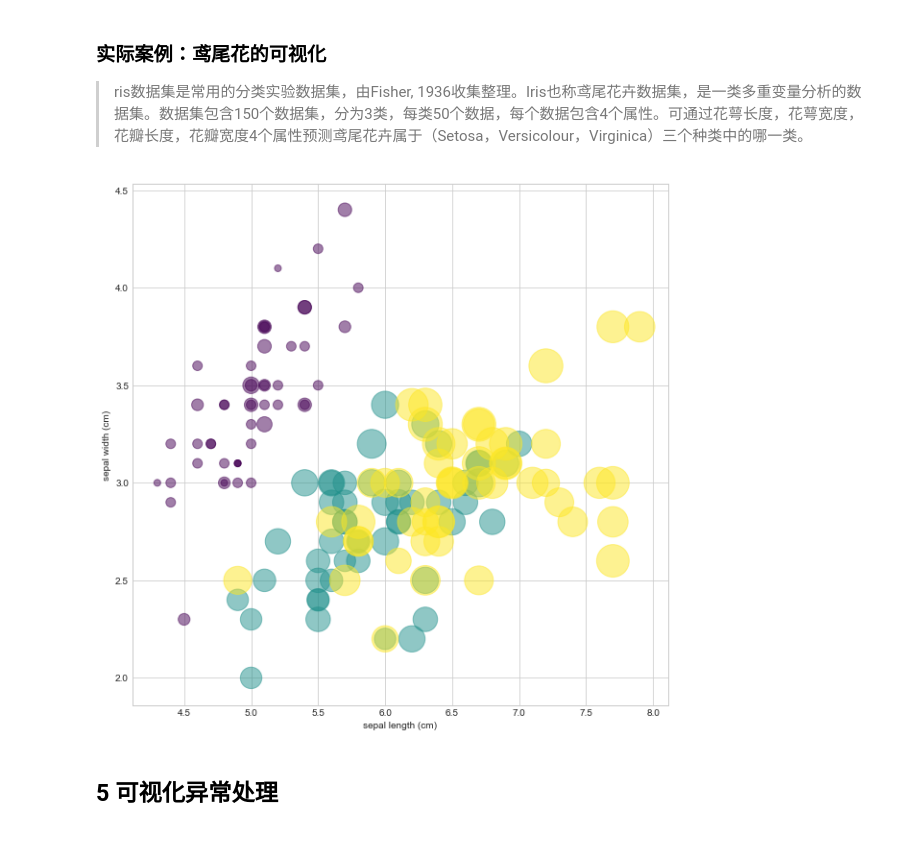
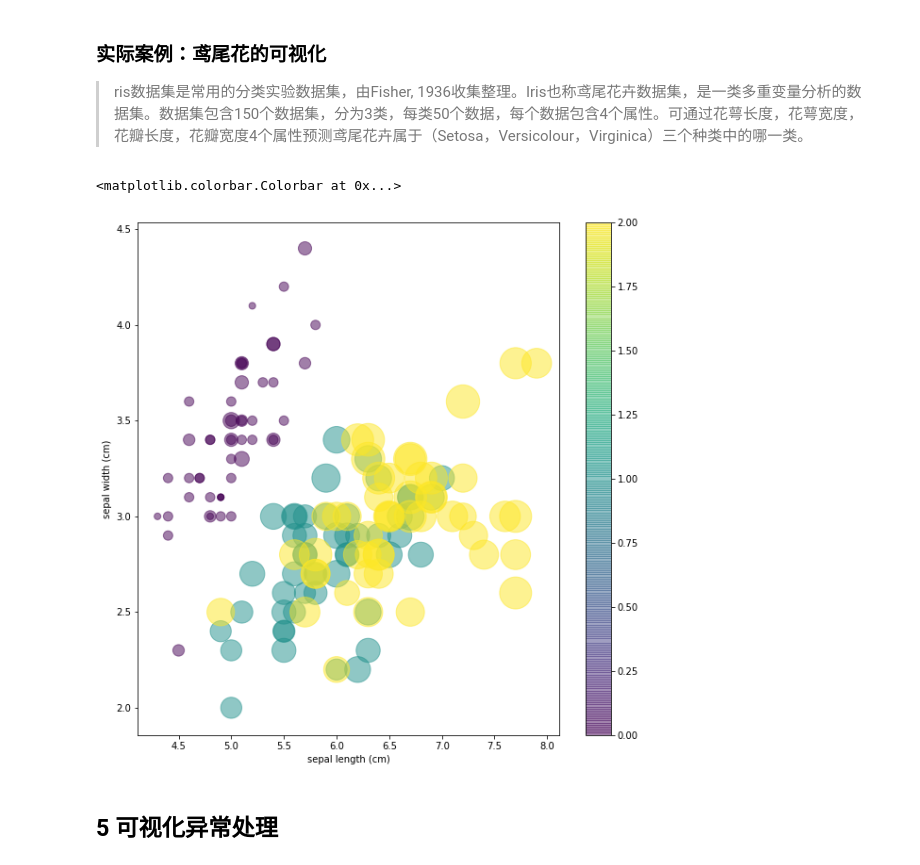
Before and after one commit to eyeeco/MyCode, a Jupyter notebook: Python 教案/Python数据科学（Matplotlib）.ipynb, the cells around one changed output. Drawn from its saved outputs; the diff is of its cells as text; code cells hidden in the pictures.

```diff
--- a/Python 教案/Python数据科学（Matplotlib）.ipynb
+++ b/Python 教案/Python数据科学（Matplotlib）.ipynb
@@ -189,17 +191,19 @@ plt.colorbar()
 # %%
 # 为了使图像显得清晰 放大图像
 fig = plt.figure(figsize=(10,10))
 #鸢尾花数据集导入、利用sklearn包
 from sklearn.datasets import load_iris
 iris = load_iris()
 features = iris.data.T
 # 画散点图，包含坐标轴（第1、2个属性为x和y轴）透明度、大小（第三个属性）、颜色（花的种类）、及颜色映射
 plt.scatter(features[0],features[1],alpha=0.5,s=500*features[3],c=iris.target,cmap='viridis')
 plt.xlabel(iris.feature_names[0])
 plt.ylabel(iris.feature_names[1])
 plt.legend()
+plt.colorbar()
 # %% [output]
+<matplotlib.colorbar.Colorbar at 0x...>
-[figure, old version]
+[figure, new version]
 # %% [markdown]
 ## 5 可视化异常处理
 # %%
```
Also changed, not shown: parts of 42 cells of this notebook.
